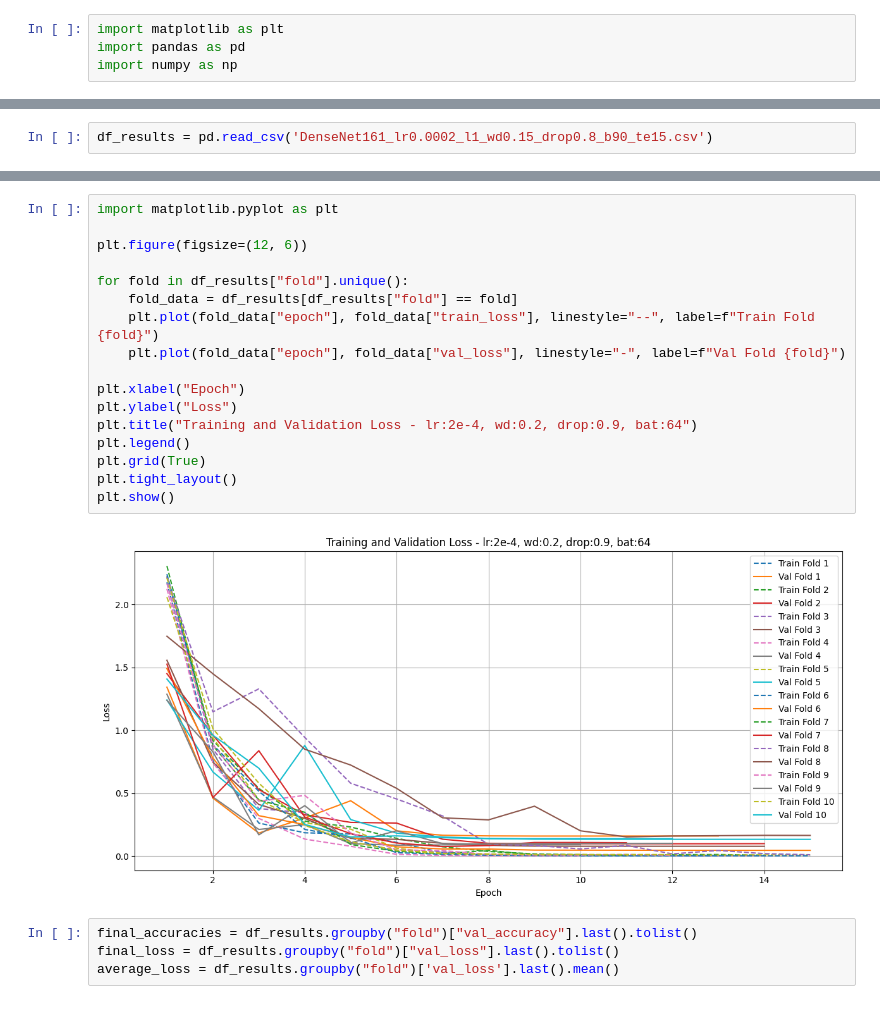
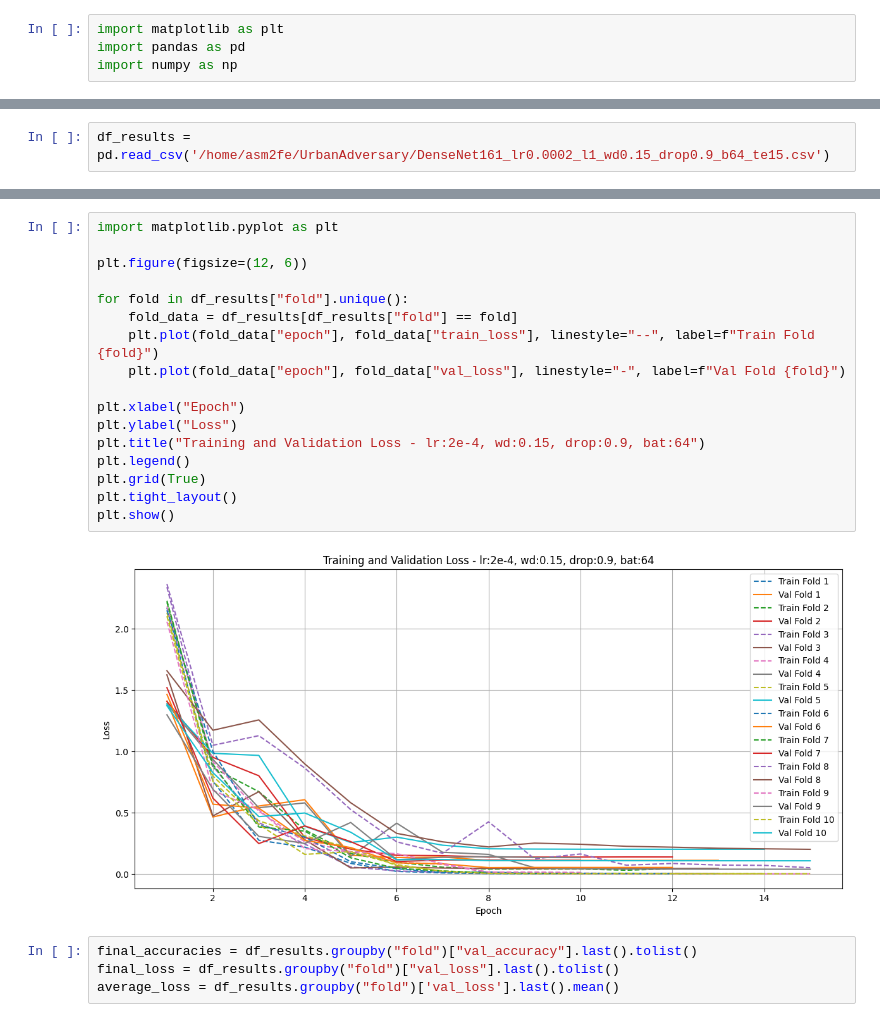
Before and after one commit to ashley-m/UrbanAdversary, a Jupyter notebook: plot.ipynb, the cells around one changed output, grey strips where cells are left out. Drawn from its saved outputs; the diff is of its cells as text.

Commit message:
graphs and final

```diff
--- a/plot.ipynb
+++ b/plot.ipynb
@@ -5,2 +221,2 @@ import numpy as np
 # %%
-df_results = pd.read_csv('DenseNet161_lr0.0002_l1_wd0.15_drop0.8_b90_te15.csv')
+df_results = pd.read_csv('/home/asm2fe/UrbanAdversary/DenseNet161_lr0.0002_l1_wd0.15_drop0.9_b64_te15.csv')
@@ -16,22 +223,22 @@ df_results.head()
 # %%
 import matplotlib.pyplot as plt
 
 plt.figure(figsize=(12, 6))
 
 for fold in df_results["fold"].unique():
     fold_data = df_results[df_results["fold"] == fold]
     plt.plot(fold_data["epoch"], fold_data["train_loss"], linestyle="--", label=f"Train Fold {fold}")
     plt.plot(fold_data["epoch"], fold_data["val_loss"], linestyle="-", label=f"Val Fold {fold}")
 
 plt.xlabel("Epoch")
 plt.ylabel("Loss")
-plt.title("Training and Validation Loss - lr:2e-4, wd:0.2, drop:0.9, bat:64")
+plt.title("Training and Validation Loss - lr:2e-4, wd:0.15, drop:0.9, bat:64")
 plt.legend()
 plt.grid(True)
 plt.tight_layout()
 plt.show()
 # %% [output]
-[figure, old version]
+[figure, new version]
 # %%
 final_accuracies = df_results.groupby("fold")["val_accuracy"].last().tolist()
 final_loss = df_results.groupby("fold")["val_loss"].last().tolist()
```
Also changed, not shown: parts of 9 cells of this notebook, 4 other files.
